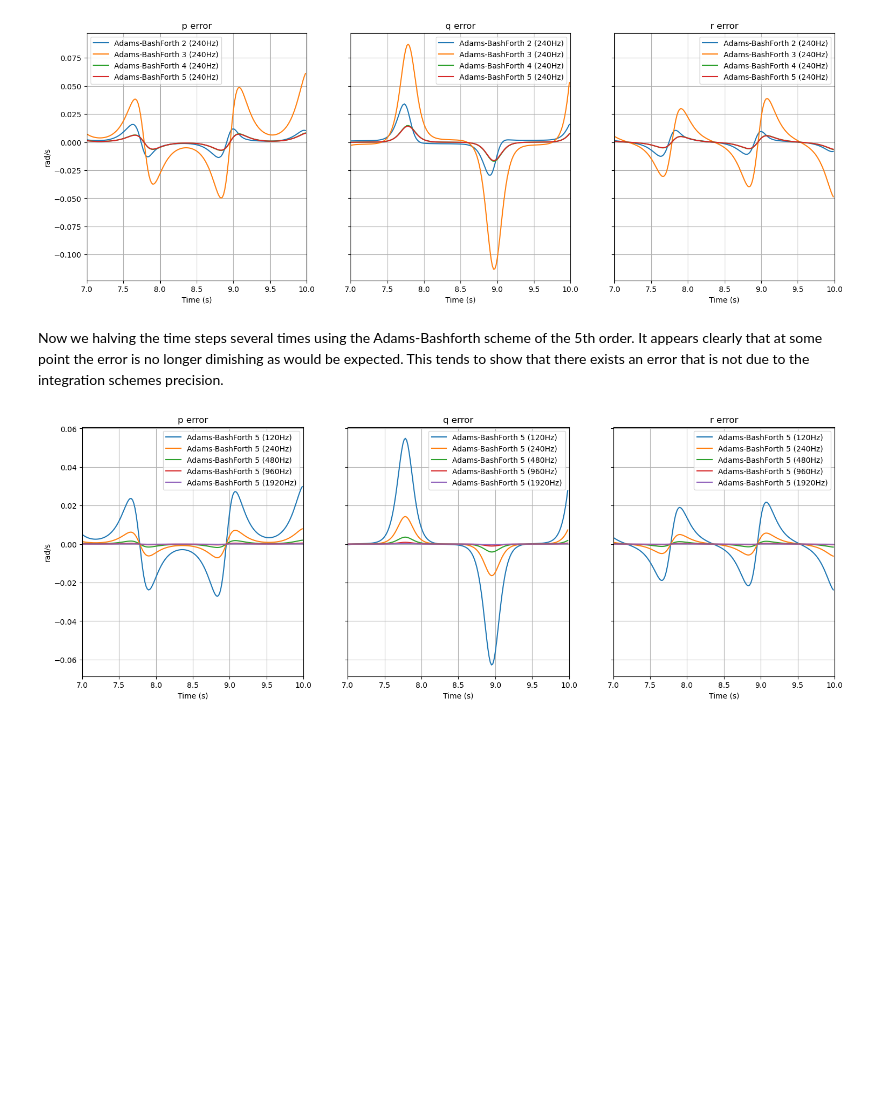
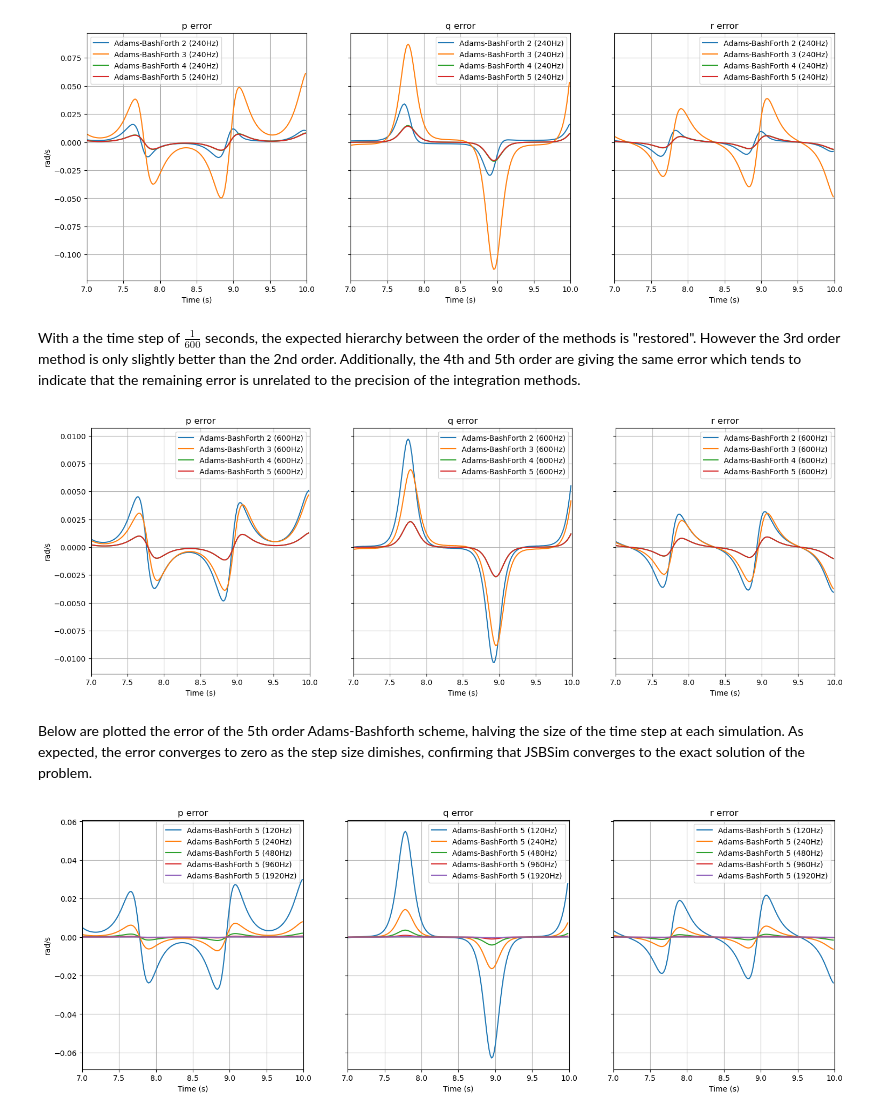
Before and after one commit to JSBSim-Team/jsbsim, a Jupyter notebook: check_cases/notebooks/rotation/Rotations.ipynb, the cells around one changed output. Drawn from its saved outputs; the diff is of its cells as text; code cells hidden in the pictures; blank space fills up the shorter version.

```diff
--- a/check_cases/notebooks/rotation/Rotations.ipynb
+++ b/check_cases/notebooks/rotation/Rotations.ipynb
@@ -112,5 +132,8 @@ This function iterates over a list of methods and frequencies, runs the JSBSim s
 # %%
-def run_rotations_simulations(methods, t_final):
+from typing import List, Tuple
+
+def run_rotations_simulations(methods: List[Tuple[ODE_methods, ODE_methods, int]],
+                              t_final: float) -> SimulationResults:
     nsteps = max([int(m[2]*t_final) for m in methods])
     n_methods = len(methods)
 
@@ -196,6 +226,6 @@ This function calculates and displays the error between the simulated rotation r
 # %%
-def plot_rotation_rate_errors(results, exact_data, *, time_range=(0, t_final),
-                            y_range=None, name_col=0):
+def plot_rotation_rate_errors(results: SimulationResults, exact_data, *, time_range=(0, t_final),
+                            y_range: Tuple[float, float] | None = None, name_col=0) ->  None:
     fig, (ax1, ax2, ax3) = plt.subplots(1, 3, figsize=(18, 6), sharey=True)
     nvalues = len(exact_data)
 
@@ -310,8 +351,20 @@ results = run_rotations_simulations(integrators, t_final)
 plot_rotation_rate_errors(results, exact, time_range=(7, 10),name_col=1)
 # %% [output]
 [figure]
+# %% [markdown]
+With a the time step of $\frac{1}{600}$ seconds, the expected hierarchy between the order of the methods is "restored". However the 3rd order method is only slightly better than the 2nd order. Additionally, the 4th and 5th order are giving the same error which tends to indicate that the remaining error is unrelated to the precision of the integration methods.
+# %%
+integrators =  ((ODE_methods.ADAMS_BASHFORTH5, ODE_methods.ADAMS_BASHFORTH2, 600),
+                (ODE_methods.ADAMS_BASHFORTH5, ODE_methods.ADAMS_BASHFORTH3, 600),
+                (ODE_methods.ADAMS_BASHFORTH5, ODE_methods.ADAMS_BASHFORTH4, 600),
+                (ODE_methods.ADAMS_BASHFORTH5, ODE_methods.ADAMS_BASHFORTH5, 600))
+
+results = run_rotations_simulations(integrators, t_final)
+plot_rotation_rate_errors(results, exact, time_range=(7, 10),name_col=1)
+# %% [output]
+[figure, added]
 # %% [markdown]
-Now we halving the time steps several times using the Adams-Bashforth scheme of the 5th order. It appears clearly that at some point the error is no longer dimishing as would be expected. This tends to show that there exists an error that is not due to the integration schemes precision.
+Below are plotted the error of the 5th order Adams-Bashforth scheme, halving the size of the time step at each simulation. As expected, the error converges to zero as the step size dimishes, confirming that JSBSim converges to the exact solution of the problem.
 # %%
 integrators =  ((ODE_methods.ADAMS_BASHFORTH5, ODE_methods.ADAMS_BASHFORTH5, 120),
                 (ODE_methods.ADAMS_BASHFORTH5, ODE_methods.ADAMS_BASHFORTH5, 240),
```
Also changed, not shown: parts of 27 cells of this notebook.
